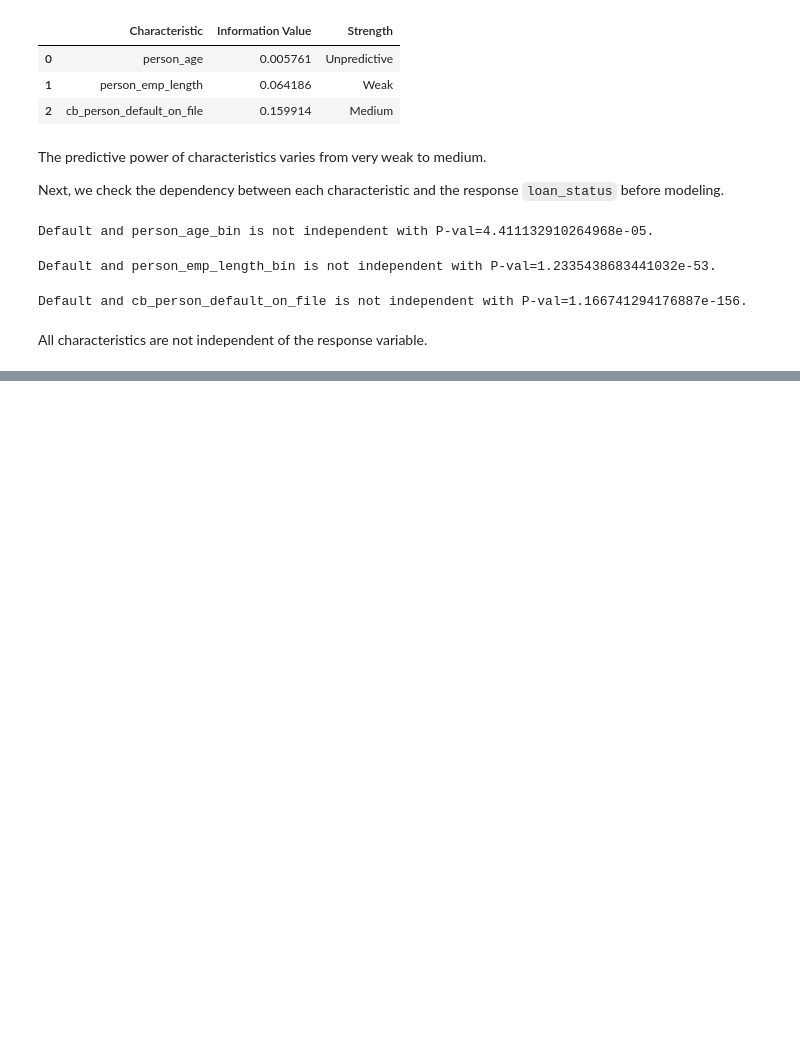
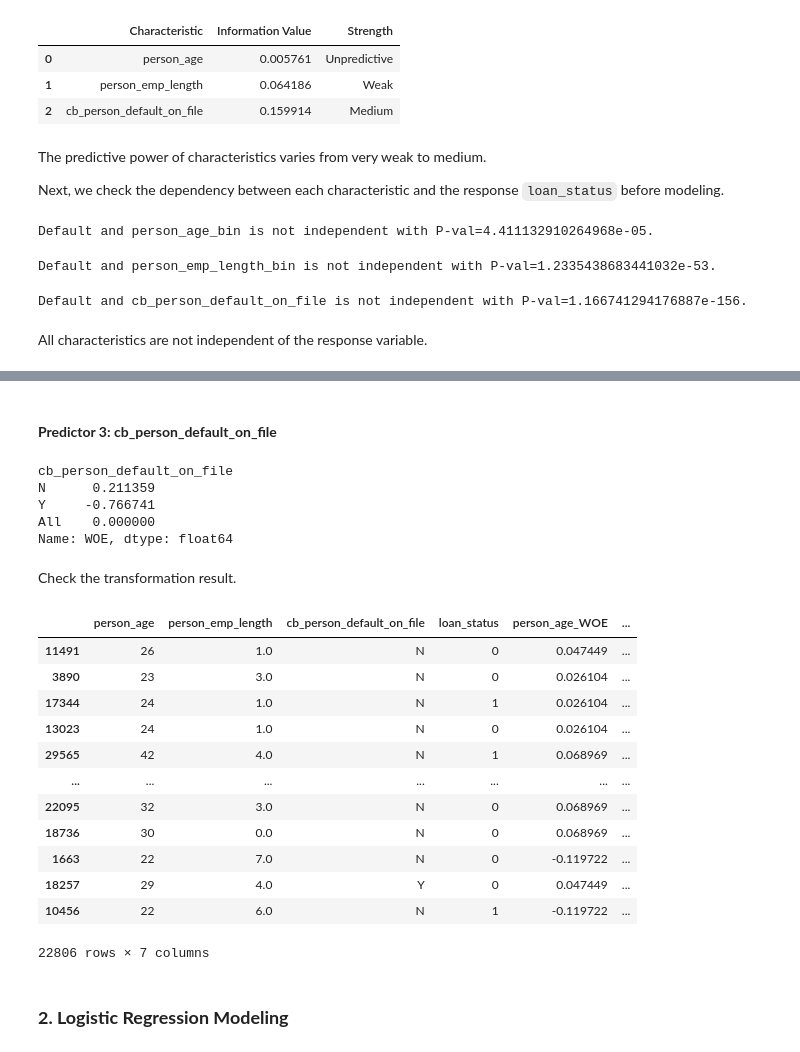
Before and after one commit to Tamirgading/End-to-End-Example-of-Scorecard-Creation, a Jupyter notebook: Untitled.ipynb, the cells around one changed output, grey strips where cells are left out. Saved outputs shown, nothing was run; the diff lists cells and outputs as text; code cells hidden in the pictures; blank space fills up the shorter version.

```diff
--- a/Untitled.ipynb
+++ b/Untitled.ipynb
@@ -1176,0 +1198,10 @@ All characteristics are not independent of the response variable.
+# %%
+# Define the each attribute
+age_1 = (data_train['person_age'] >= 19.999) & (data_train['person_age'] < 23)
+age_2 = (data_train['person_age'] >= 23) & (data_train['person_age'] < 26)
+age_3 = (data_train['person_age'] >= 26) & (data_train['person_age'] < 30)
+
+# Replace the input with WOE
+data_train['person_age_WOE'] = np.where(age_1, -0.119722,
+                               np.where(age_2, 0.026104,
+                               np.where(age_3, 0.047449, 0.068969)))
@@ -1176,0 +1222,51 @@ All characteristics are not independent of the response variable.
+# %%
+# Define the each attribute
+emp_length_1 = (data_train['person_emp_length'] >= 0) & (data_train['person_emp_length'] < 2)
+emp_length_2 = (data_train['person_emp_length'] >= 2) & (data_train['person_emp_length'] < 4)
+emp_length_3 = (data_train['person_emp_length'] >= 4) & (data_train['person_emp_length'] < 7)
+emp_length_4 = (data_train['person_emp_length'] >= 7) & (data_train['person_emp_length'] <= 123)
+
+# Replace the input with WOE
+data_train['person_emp_length_WOE'] = np.where(emp_length_1, -0.284110,
+                                      np.where(emp_length_2, 0.065751,
+                                      np.where(emp_length_3, 0.195896,
+                                      np.where(emp_length_4, 0.318867, -0.461058))))
+# %% [markdown]
+#### **Predictor 3: cb_person_default_on_file**
+# %%
+# Display WOE
+crosstab_default_history['WOE']
+# %% [output]
+cb_person_default_on_file
+N      0.211359
+Y     -0.766741
+All    0.000000
+Name: WOE, dtype: float64
+# %%
+# Create label WOE for each attribute
+label_default_history = {'N' : 0.211359,
+                         'Y' : -0.766741}
+
+# Transform each attribute into WOE
+data_train['default_hist_WOE'] = data_train['cb_person_default_on_file'].map(label_default_history)
+# %% [markdown]
+Check the transformation result.
+# %%
+# Display the training set
+data_train
+# %% [output]
+|  | person_age | person_emp_length | cb_person_default_on_file | loan_status | person_age_WOE | ... |
+| 11491 | 26 | 1.0 | N | 0 | 0.047449 | ... |
+| 3890 | 23 | 3.0 | N | 0 | 0.026104 | ... |
+| 17344 | 24 | 1.0 | N | 1 | 0.026104 | ... |
+| 13023 | 24 | 1.0 | N | 0 | 0.026104 | ... |
+| 29565 | 42 | 4.0 | N | 1 | 0.068969 | ... |
+| ... | ... | ... | ... | ... | ... | ... |
+| 22095 | 32 | 3.0 | N | 0 | 0.068969 | ... |
+| 18736 | 30 | 0.0 | N | 0 | 0.068969 | ... |
+| 1663 | 22 | 7.0 | N | 0 | -0.119722 | ... |
+| 18257 | 29 | 4.0 | Y | 0 | 0.047449 | ... |
+| 10456 | 22 | 6.0 | N | 1 | -0.119722 | ... |
+22806 rows × 7 columns
+# %% [markdown]
+### **2. Logistic Regression Modeling**
```
Also changed, not shown: parts of 36 cells of this notebook.
